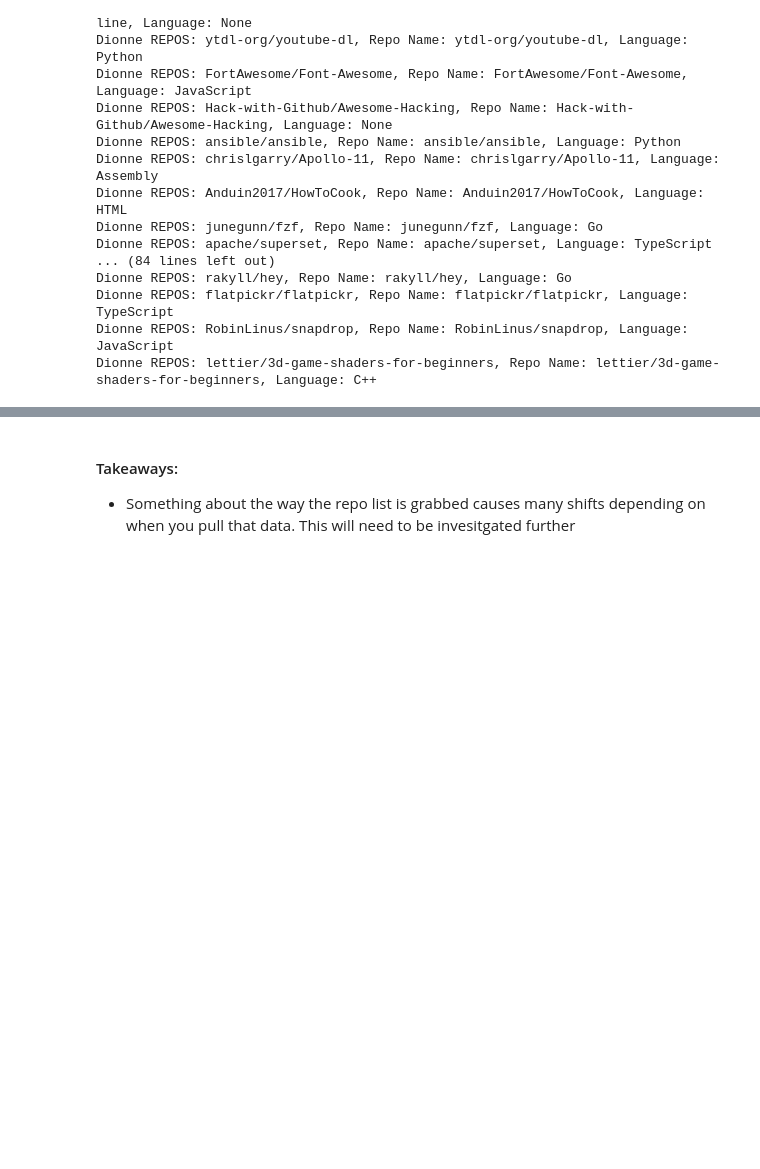
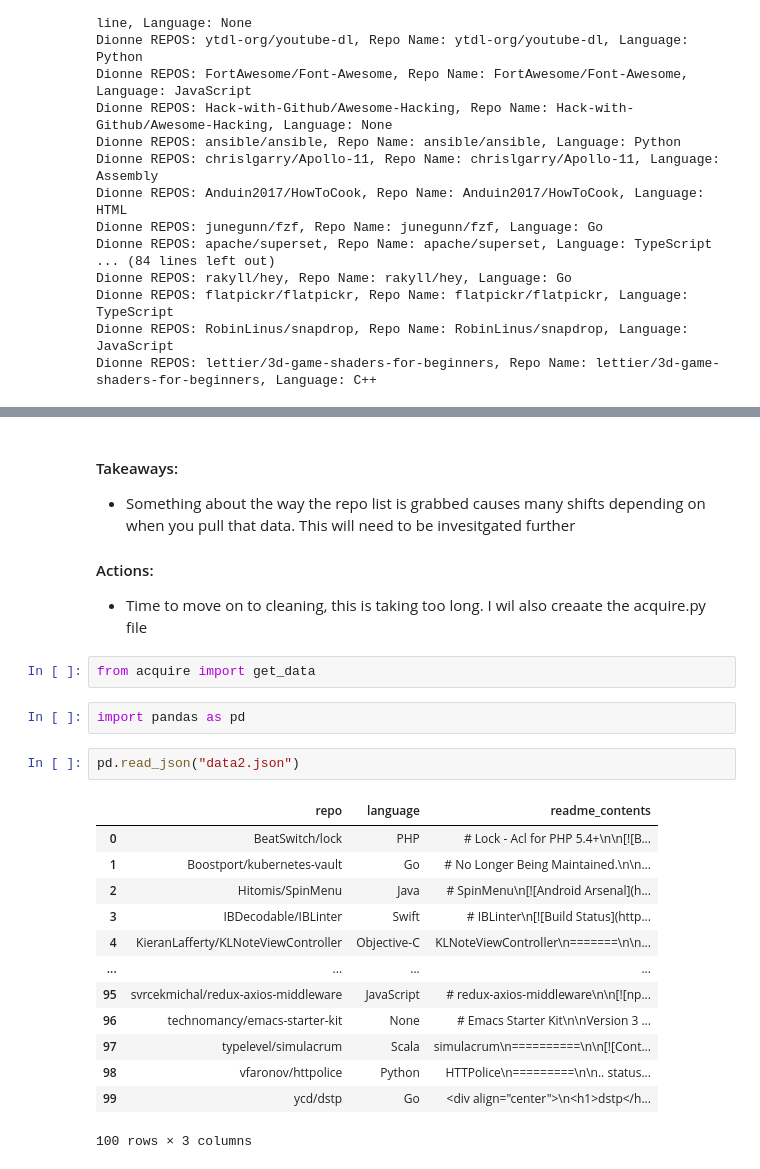
Before and after one commit to taylor-garcia-moore/nlp-project, a Jupyter notebook: working_am.ipynb, the cells around one changed output, grey strips where cells are left out. Cells and saved outputs as stored; diff of their text form; blank space fills up the shorter version.

```diff
--- a/working_am.ipynb
+++ b/working_am.ipynb
@@ -288,3 +603,26 @@ repos = get_repo_names()
 # %% [markdown]
 #### Takeaways:
 * Something about the way the repo list is grabbed causes many shifts depending on when you pull that data. This will need to be invesitgated further
+
+#### Actions:
+* Time to move on to cleaning, this is taking too long. I wil also creaate the acquire.py file
+# %%
+from acquire import get_data
+# %%
+import pandas as pd
+# %%
+pd.read_json("data2.json")
+# %% [output]
+|  | repo | language | readme_contents |
+| 0 | BeatSwitch/lock | PHP | # Lock - Acl for PHP 5.4+\n\n[![B... |
+| 1 | Boostport/kubernetes-vault | Go | # No Longer Being Maintained.\n\n... |
+| 2 | Hitomis/SpinMenu | Java | # SpinMenu\n[![Android Arsenal](h... |
+| 3 | IBDecodable/IBLinter | Swift | # IBLinter\n[![Build Status](http... |
+| 4 | KieranLafferty/KLNoteViewController | Objective-C | KLNoteViewController\n=======\n\n... |
+| ... | ... | ... | ... |
+| 95 | svrcekmichal/redux-axios-middleware | JavaScript | # redux-axios-middleware\n\n[![np... |
+| 96 | technomancy/emacs-starter-kit | None | # Emacs Starter Kit\n\nVersion 3 ... |
+| 97 | typelevel/simulacrum | Scala | simulacrum\n==========\n\n[![Cont... |
+| 98 | vfaronov/httpolice | Python | HTTPolice\n=========\n\n.. status... |
+| 99 | ycd/dstp | Go | <div align="center">\n<h1>dstp</h... |
+100 rows × 3 columns
```
Also changed, not shown: parts of 15 cells of this notebook, 5 other files.
